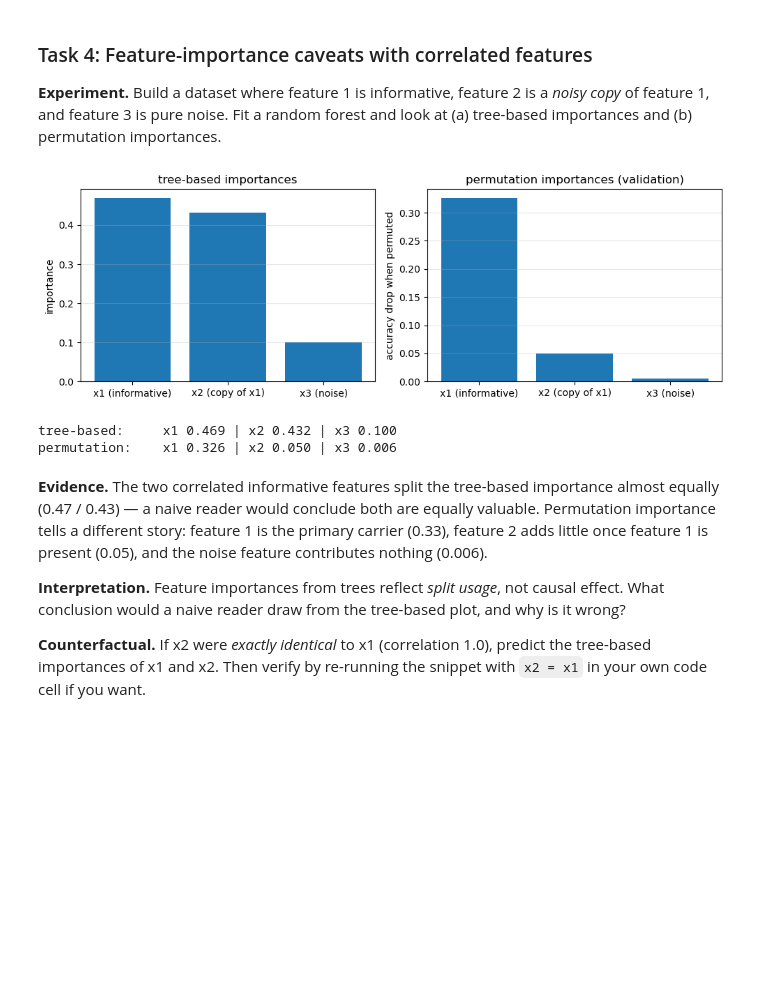
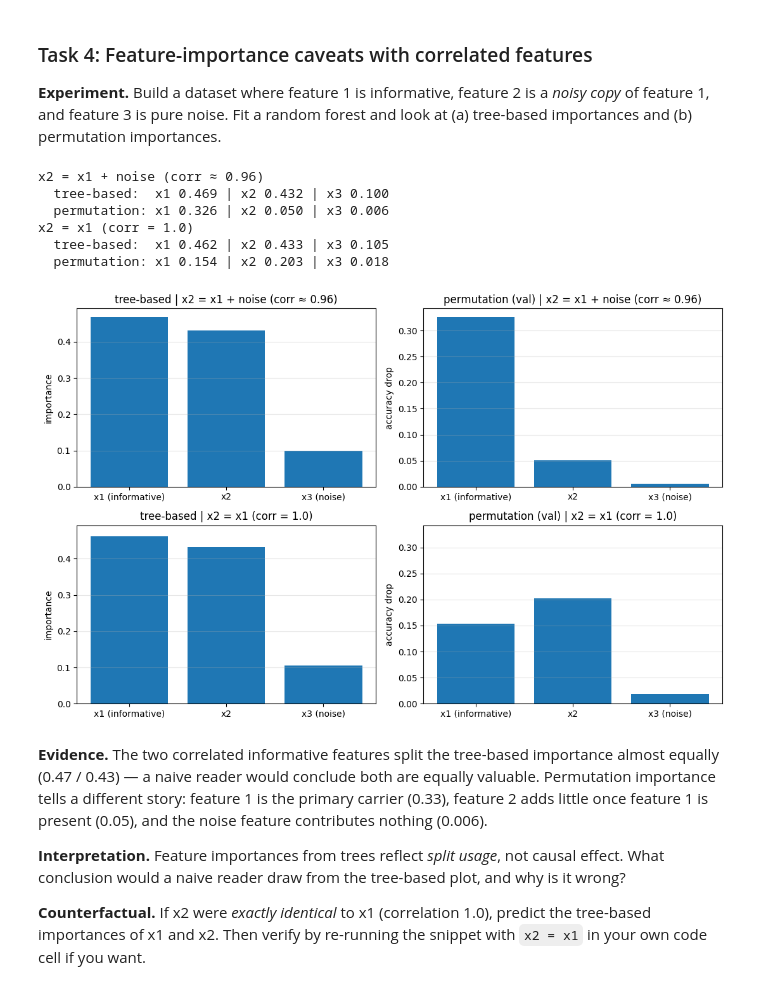
Before and after one commit to daffiss/machine-learning-practices, a Jupyter notebook: materials/practices/p04/p04.ipynb, the cells around one changed output. Cells and saved outputs as stored; diff of their text form; code cells hidden in the pictures; blank space fills up the shorter version.

```diff
--- a/materials/practices/p04/p04.ipynb
+++ b/materials/practices/p04/p04.ipynb
@@ -201,39 +201,53 @@ Decision. Для малого датасету з шумними мітками
 and feature 3 is pure noise. Fit a random forest and look at (a) tree-based importances and
 (b) permutation importances.
 # %%
-rng = np.random.RandomState(5)
-n = 600
-x1 = rng.normal(size=n)
-x2 = x1 + rng.normal(0, 0.3, size=n)          # correlated copy of x1
-x3 = rng.normal(size=n)                       # irrelevant noise
-Xc = np.column_stack([x1, x2, x3])
-yc = (x1 + 0.5 * x2 + rng.normal(0, 0.5, size=n) > 0).astype(int)
+def run(identical: bool):
+    rng = np.random.RandomState(5)
+    n = 600
+    x1 = rng.normal(size=n)
+    noise = rng.normal(0, 0.3, size=n)            # лишаємо, щоб решта випадкових чисел не змінилась
+    x2 = x1.copy() if identical else x1 + noise   # identical=True -> x2 = x1 (кореляція 1.0)
+    x3 = rng.normal(size=n)                       # нерелевантний шум
+    Xc = np.column_stack([x1, x2, x3])
+    yc = (x1 + 0.5 * x2 + rng.normal(0, 0.5, size=n) > 0).astype(int)
 
-Xc_tr, Xc_va, yc_tr, yc_va = train_test_split(Xc, yc, test_size=0.3, random_state=42)
-rf_c = RandomForestClassifier(n_estimators=200, random_state=42, n_jobs=-1).fit(Xc_tr, yc_tr)
+    Xc_tr, Xc_va, yc_tr, yc_va = train_test_split(Xc, yc, test_size=0.3, random_state=42)
+    rf = RandomForestClassifier(n_estimators=200, random_state=42, n_jobs=-1).fit(Xc_tr, yc_tr)
 
-tree_imp = rf_c.feature_importances_
-perm = permutation_importance(rf_c, Xc_va, yc_va, n_repeats=20, random_state=42)
-perm_mean = perm.importances_mean
+    tree_imp = rf.feature_importances_
+    perm = permutation_importance(rf, Xc_va, yc_va, n_repeats=20, random_state=42)
+    return tree_imp, perm.importances_mean
 
-fig, axes = plt.subplots(1, 2, figsize=(10, 3.5))
-axes[0].bar(["x1 (informative)", "x2 (copy of x1)", "x3 (noise)"], tree_imp)
-axes[0].set_title("tree-based importances")
-axes[0].set_ylabel("importance")
-axes[1].bar(["x1 (informative)", "x2 (copy of x1)", "x3 (noise)"], perm_mean)
-axes[1].set_title("permutation importances (validation)")
-axes[1].set_ylabel("accuracy drop when permuted")
-for ax in axes:
+labels = ["x1 (informative)", "x2", "x3 (noise)"]
+cases = {"x2 = x1 + noise (corr ≈ 0.96)": False, "x2 = x1 (corr = 1.0)": True}
+
+fig, axes = plt.subplots(2, 2, figsize=(11, 7), sharey="col")
+for row, (name, identical) in enumerate(cases.items()):
+    tree_imp, perm_mean = run(identical)
+    axes[row, 0].bar(labels, tree_imp)
+    axes[row, 0].set_title(f"tree-based | {name}")
+    axes[row, 1].bar(labels, perm_mean)
+    axes[row, 1].set_title(f"permutation (val) | {name}")
+    print(name)
+    print(f"  tree-based:  x1 {tree_imp[0]:.3f} | x2 {tree_imp[1]:.3f} | x3 {tree_imp[2]:.3f}")
+    print(f"  permutation: x1 {perm_mean[0]:.3f} | x2 {perm_mean[1]:.3f} | x3 {perm_mean[2]:.3f}")
+
+for ax in axes.ravel():
     ax.grid(alpha=0.3, axis="y")
+axes[0, 0].set_ylabel("importance")
+axes[1, 0].set_ylabel("importance")
+axes[0, 1].set_ylabel("accuracy drop")
+axes[1, 1].set_ylabel("accuracy drop")
 plt.tight_layout()
 plt.show()
-
-print(f"tree-based:     x1 {tree_imp[0]:.3f} | x2 {tree_imp[1]:.3f} | x3 {tree_imp[2]:.3f}")
-print(f"permutation:    x1 {perm_mean[0]:.3f} | x2 {perm_mean[1]:.3f} | x3 {perm_mean[2]:.3f}")
 # %% [output]
+x2 = x1 + noise (corr ≈ 0.96)
+  tree-based:  x1 0.469 | x2 0.432 | x3 0.100
+  permutation: x1 0.326 | x2 0.050 | x3 0.006
+x2 = x1 (corr = 1.0)
+  tree-based:  x1 0.462 | x2 0.433 | x3 0.105
+  permutation: x1 0.154 | x2 0.203 | x3 0.018
-[figure, old version]
+[figure, new version]
-tree-based:     x1 0.469 | x2 0.432 | x3 0.100
-permutation:    x1 0.326 | x2 0.050 | x3 0.006
 # %% [markdown]
 **Evidence.** The two correlated informative features split the tree-based importance almost equally
 (0.47 / 0.43) — a naive reader would conclude both are equally valuable. Permutation importance tells a
```
Also changed, not shown: parts of 2 cells of this notebook.
